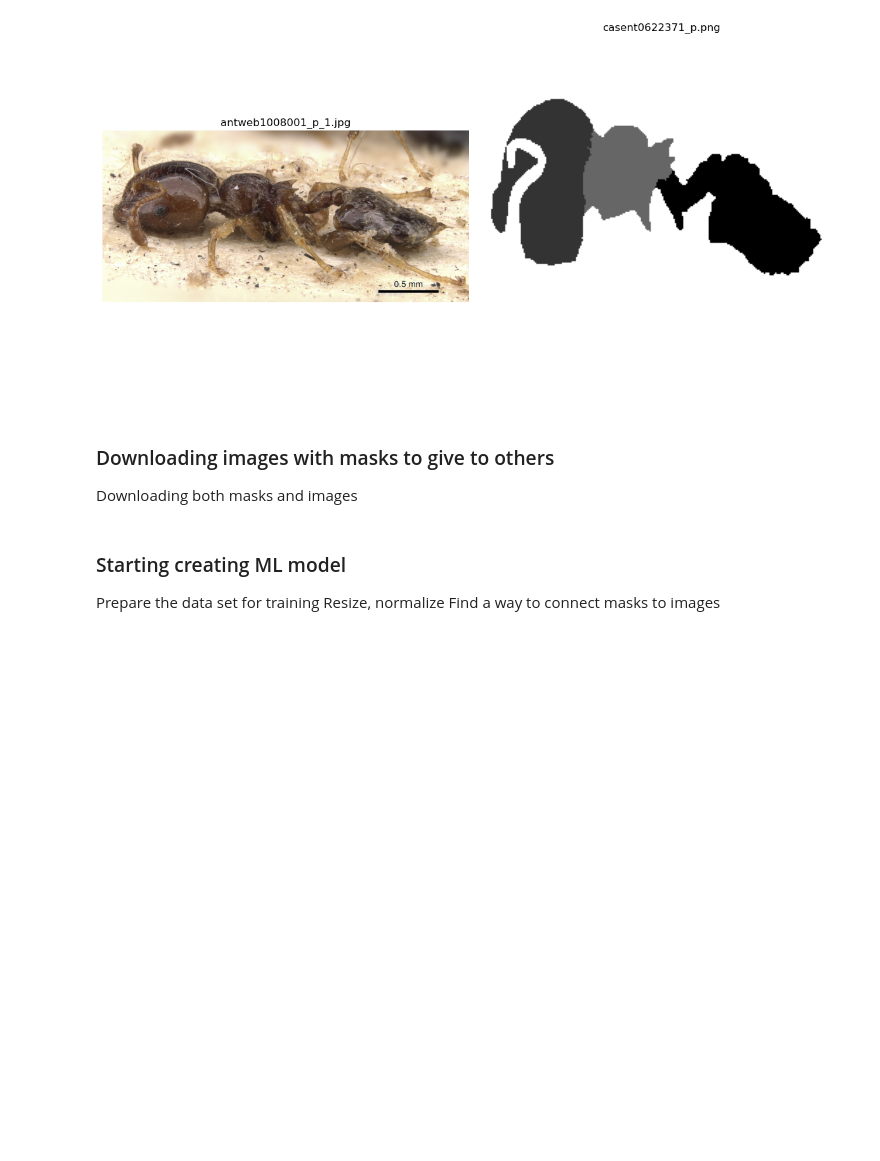
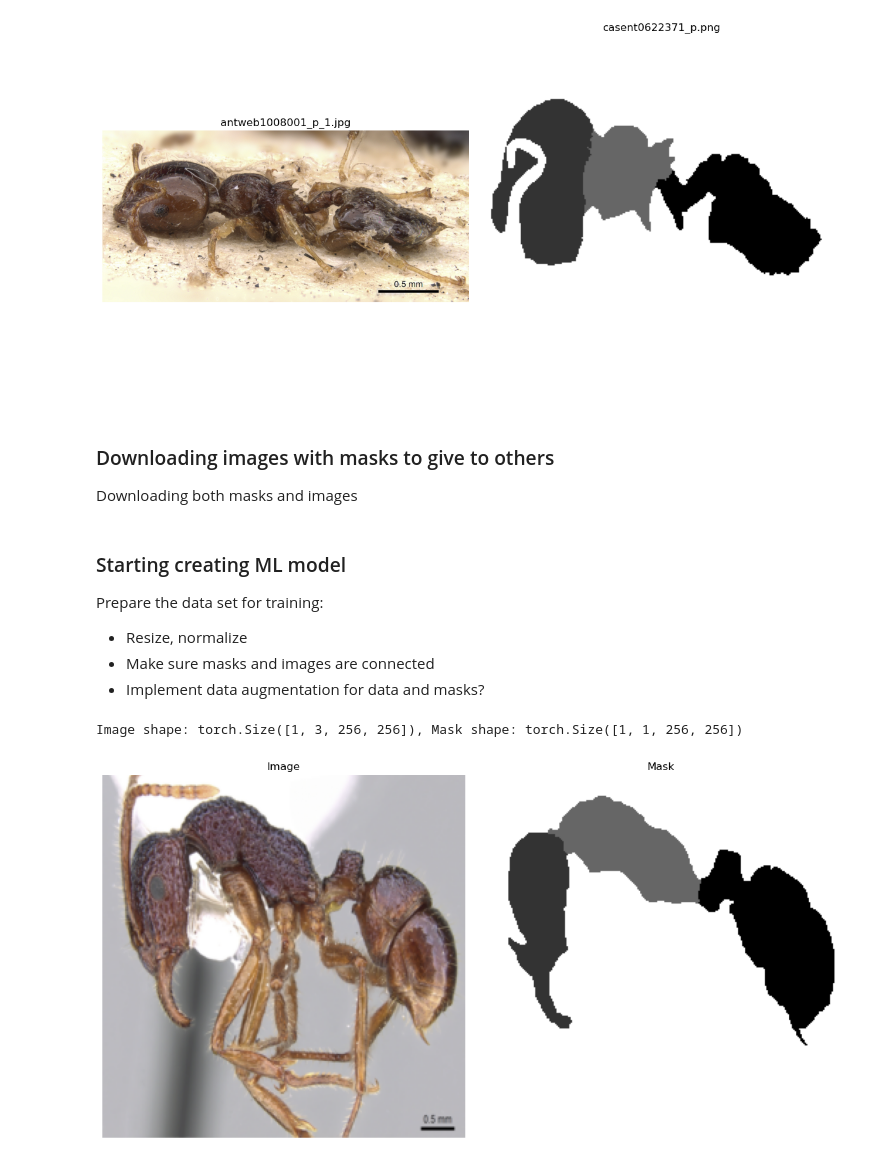
Before and after one commit to CS-433/ml-project-2-kalamariunionen, a Jupyter notebook: exploring_ants.ipynb, the cells around one changed output. Cells and saved outputs as stored; diff of their text form; code cells hidden in the pictures; blank space fills up the shorter version.

```diff
--- a/exploring_ants.ipynb
+++ b/exploring_ants.ipynb
@@ -240,14 +238,15 @@ os.makedirs(masks_dir, exist_ok=True)
 # Iterate through the images and masks and save them
 for index, image in enumerate(images):
     # Save the image (images_with_mask) as a file
-    image_path = os.path.join(images_dir, f'image_{index}.jpg')  # or .png
+    image_path = os.path.join(images_dir, f'image_{index}.png')  # or .png
     Image.fromarray(image).save(image_path)  # Assuming the images are numpy arrays
 
     # Save the mask (masks_filtered) as a file
-    mask_path = os.path.join(masks_dir, f'mask_{index}.jpg')  # or .png
+    mask_path = os.path.join(masks_dir, f'mask_{index}.png')  # or .png
     Image.fromarray(masks_filtered[index]).save(mask_path)  # Assuming masks_filtered is a list of numpy arrays
 # %% [markdown]
 ### Starting creating ML model
-Prepare the data set for training
-Resize, normalize
-Find a way to connect masks to images
+Prepare the data set for training:
+- Resize, normalize
+- Make sure masks and images are connected
+- Implement data augmentation for data and masks?
@@ -259 +280,39 @@ resized_img = resize_transform(img)
+# %%
+# Directories for images and masks
+images_dir = 'images_folder/'
+masks_dir = 'masks_folder/'
+
+# Define transformations (optional)
+transform = transforms.Compose([
+    transforms.Resize((256, 256)),  # Resize images and masks to a fixed size
+    transforms.ToTensor()          # Convert images to PyTorch tensors
+])
+# %%
+dataset = ImageMaskDataset(images_dir, masks_dir, transform=transform)
+data_loader = DataLoader(dataset, batch_size=1, shuffle=True) #Using batch size 1
+
+# Example: Iterating through the DataLoader
+for img, mask in data_loader:
+    print(f"Image shape: {img.shape}, Mask shape: {mask.shape}")
+
+    # Convert tensors to numpy arrays for visualization
+    img_np = img[0].permute(1, 2, 0).numpy()  # Convert (C, H, W) -> (H, W, C)
+    mask_np = mask[0].squeeze().numpy()  # Remove batch and channel dimensions if present
+
+    # Plot the image and mask
+    fig, ax = plt.subplots(1, 2, figsize=(12, 6))
+    ax[0].imshow(img_np)
+    ax[0].set_title("Image")
+    ax[0].axis("off")
+
+    ax[1].imshow(mask_np, cmap="gray")
+    ax[1].set_title("Mask")
+    ax[1].axis("off")
+
+    plt.tight_layout()
+    plt.show()
+    break #To only plot one example
+# %% [output]
+Image shape: torch.Size([1, 3, 256, 256]), Mask shape: torch.Size([1, 1, 256, 256])
+[figure, added]
 # %%
```
Also changed, not shown: parts of 5 cells of this notebook.
